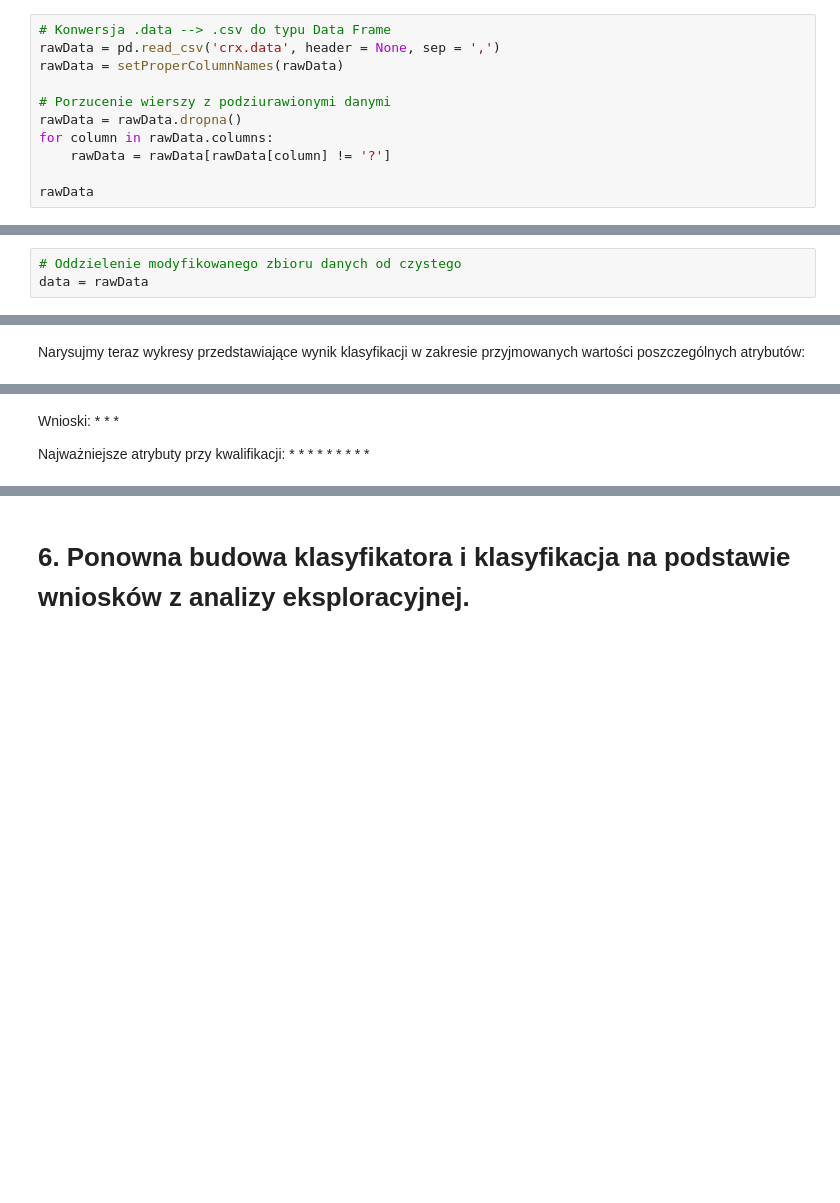
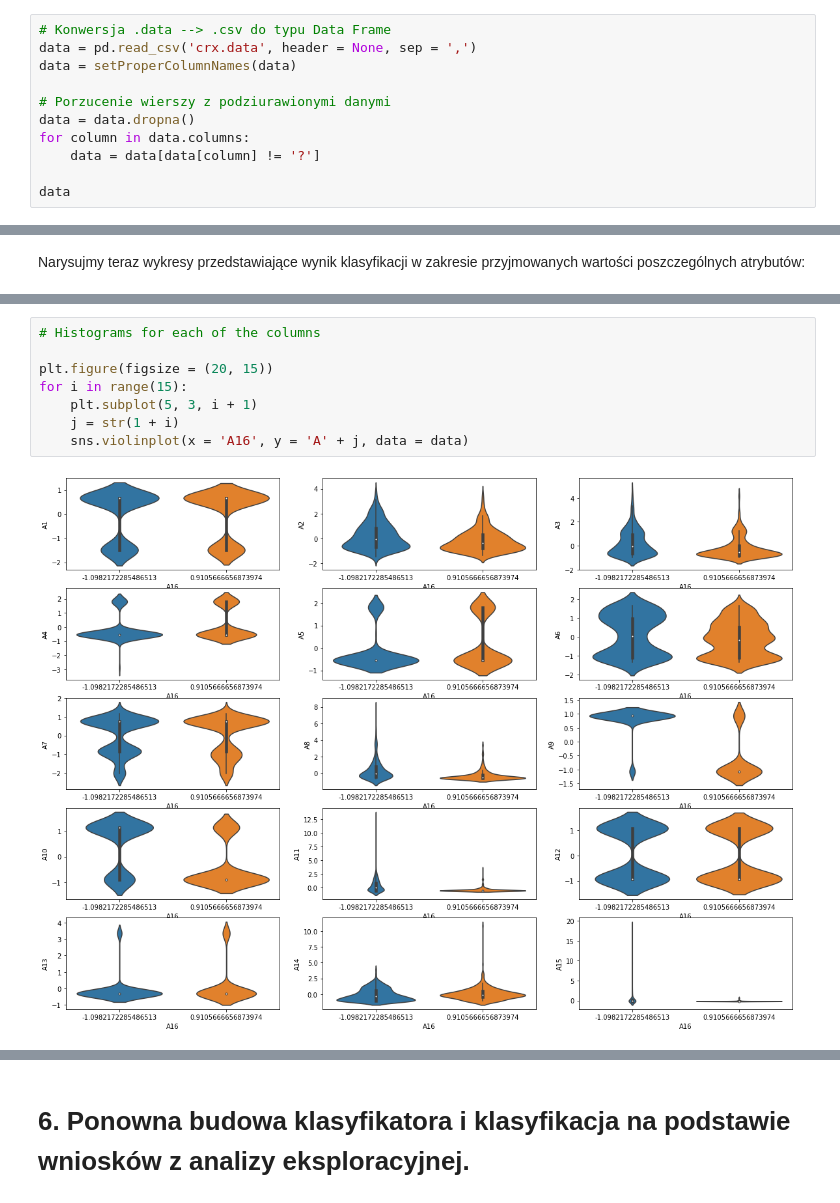
Before and after one commit to KamilSztandur/CreditApprovingBinaryClassifier, a Jupyter notebook: Solution.ipynb, the cells around one changed output, grey strips where cells are left out. Drawn from its saved outputs; the diff is of its cells as text; blank space fills up the shorter version.

```diff
--- a/Solution.ipynb
+++ b/Solution.ipynb
@@ -53,15 +53,15 @@ def getTotalErrors(errorMatrix):
 Wczytanie i przygotowanie ramki danych do pracy:
 # %%
 # Konwersja .data --> .csv do typu Data Frame
-rawData = pd.read_csv('crx.data', header = None, sep = ',')
-rawData = setProperColumnNames(rawData)
+data = pd.read_csv('crx.data', header = None, sep = ',')
+data = setProperColumnNames(data)
 
 # Porzucenie wierszy z podziurawionymi danymi
-rawData = rawData.dropna()
-for column in rawData.columns:
-    rawData = rawData[rawData[column] != '?']
+data = data.dropna()
+for column in data.columns:
+    data = data[data[column] != '?']
 
-rawData
+data
 # %% [output]
 |  | A1 | A2 | A3 | A4 | A5 | A6 | A7 | A8 | A9 | A10 | A11 | ... |
 | 0 | b | 30.83 | 0.00 | u | g | w | v | 1.25 | t | t | 1 | ... |
@@ -76,9 +76,6 @@ rawData
 | 688 | b | 17.92 | 0.20 | u | g | aa | v | 0.04 | f | f | 0 | ... |
 | 689 | b | 35.00 | 3.38 | u | g | c | h | 8.29 | f | f | 0 | ... |
 653 rows × 16 columns
-# %%
-# Oddzielenie modyfikowanego zbioru danych od czystego
-data = rawData
 # %% [markdown]
 Aby otrzymać wiarygodne wyniki podczas pracy nad danymi musimy je ustandaryzować, a do tego musieliśmy je odpowiednio zakodować. Zamieniliśmy znaki i łańcuchy znaków w danych na wartości liczbowe. Następnie ustandaryzowaliśmy nasze dane, aby nie zatruć klasyfikatora przez duże różnice w zakresach przyjmowanych wartości poszczególnych atrybutów:
 # %%
@@ -282,16 +233,10 @@ plt.show()
-# %% [markdown]
-Wnioski:
-*
-*
-*
-
-Najważniejsze atrybuty przy kwalifikacji:
-*
-*
-*
-*
-*
-*
-*
-*
-*
+# %%
+# Histograms for each of the columns
+
+plt.figure(figsize = (20, 15))
+for i in range(15):
+    plt.subplot(5, 3, i + 1)
+    j = str(1 + i)
+    sns.violinplot(x = 'A16', y = 'A' + j, data = data)
+# %% [output]
+[figure, added]
```
Also changed, not shown: parts of 13 cells of this notebook.
